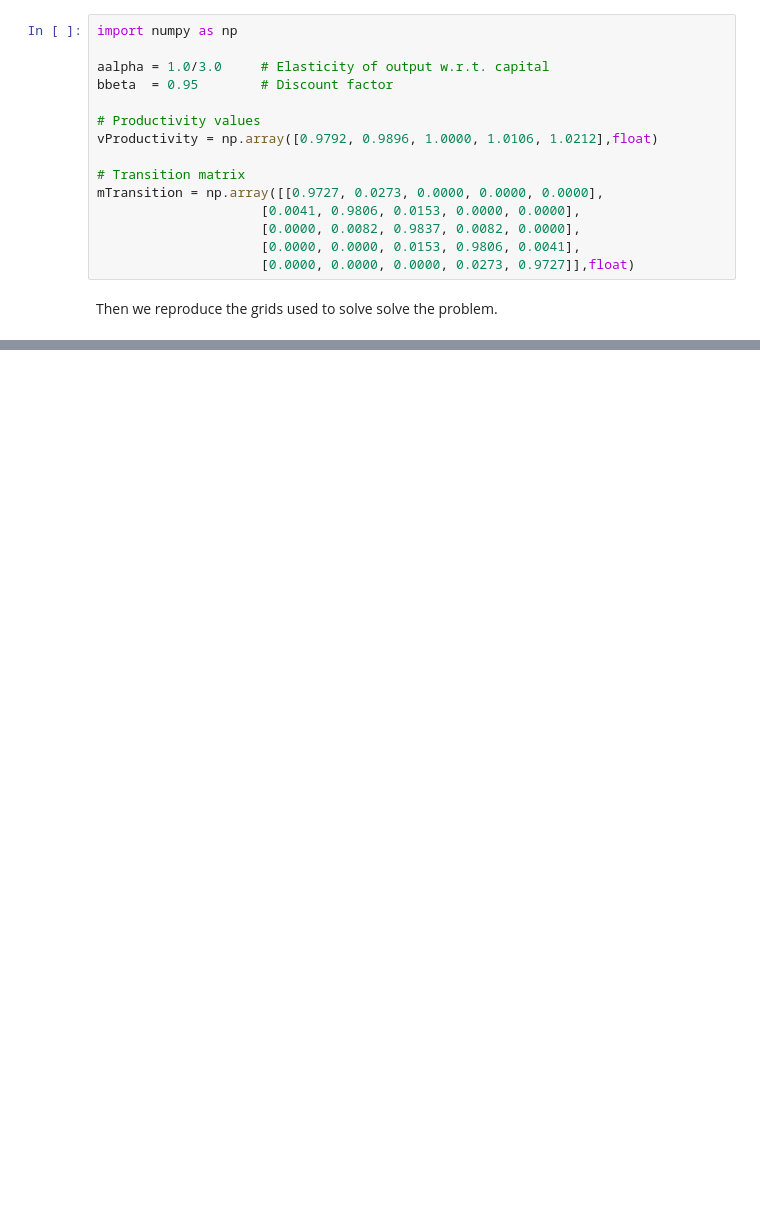
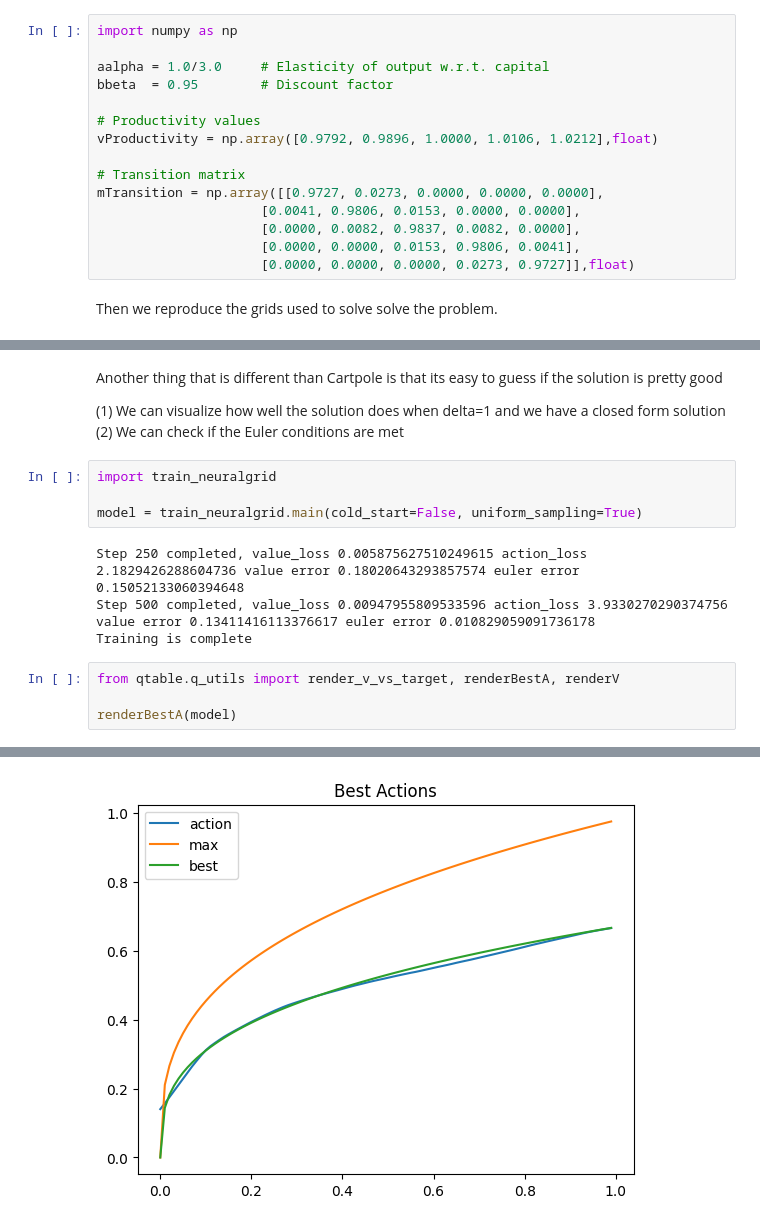
Before and after one commit to ygreif/bellmansrevenge, a Jupyter notebook: Deep Q Learning in Macroeconomics.ipynb, the cells around one changed output, grey strips where cells are left out. Drawn from its saved outputs; the diff is of its cells as text; blank space fills up the shorter version.

Commit message:
Notebook, RL training

```diff
--- a/Deep Q Learning in Macroeconomics.ipynb
+++ b/Deep Q Learning in Macroeconomics.ipynb
@@ -163,0 +251,18 @@ We can now apply value iteration on arbritary points
+# %% [markdown]
+Another thing that is different than Cartpole is that its easy to guess if the solution is pretty good
+
+(1) We can visualize how well the solution does when delta=1 and we have a closed form solution
+(2) We can check if the Euler conditions are met
+# %%
+import train_neuralgrid
+
+model = train_neuralgrid.main(cold_start=False, uniform_sampling=True)
+# %% [output]
+Step 250 completed, value_loss 0.005875627510249615 action_loss 2.1829426288604736 value error 0.18020643293857574 euler error 0.15052133060394648
+Step 500 completed, value_loss 0.00947955809533596 action_loss 3.9330270290374756 value error 0.13411416113376617 euler error 0.010829059091736178
+Training is complete
+# %%
+from qtable.q_utils import render_v_vs_target, renderBestA, renderV
+
+renderBestA(model)
+# %% [output]
@@ -163,0 +270 @@ We can now apply value iteration on arbritary points
+[figure, added]
```
Also changed, not shown: parts of 19 cells of this notebook, 5 other files.
